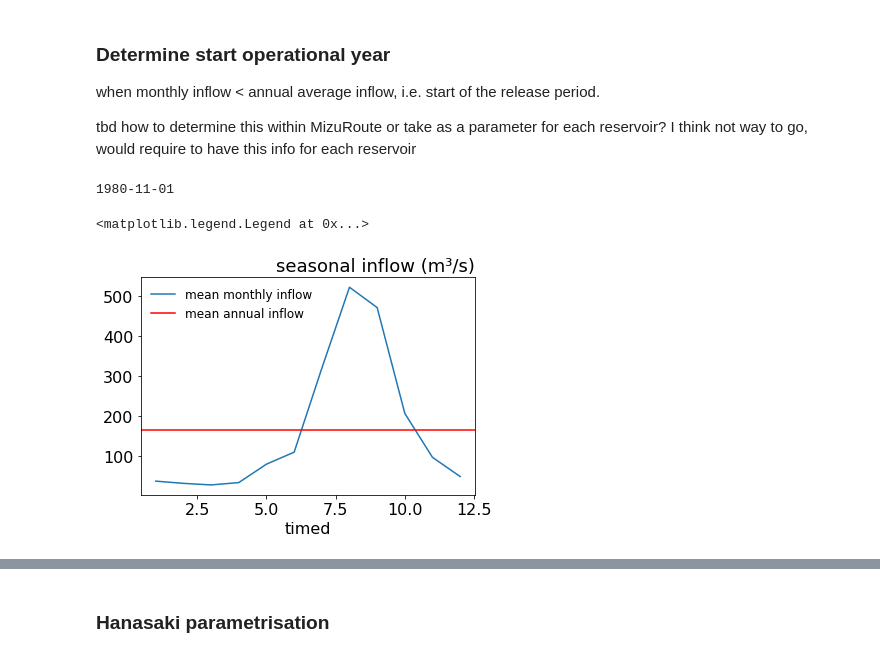
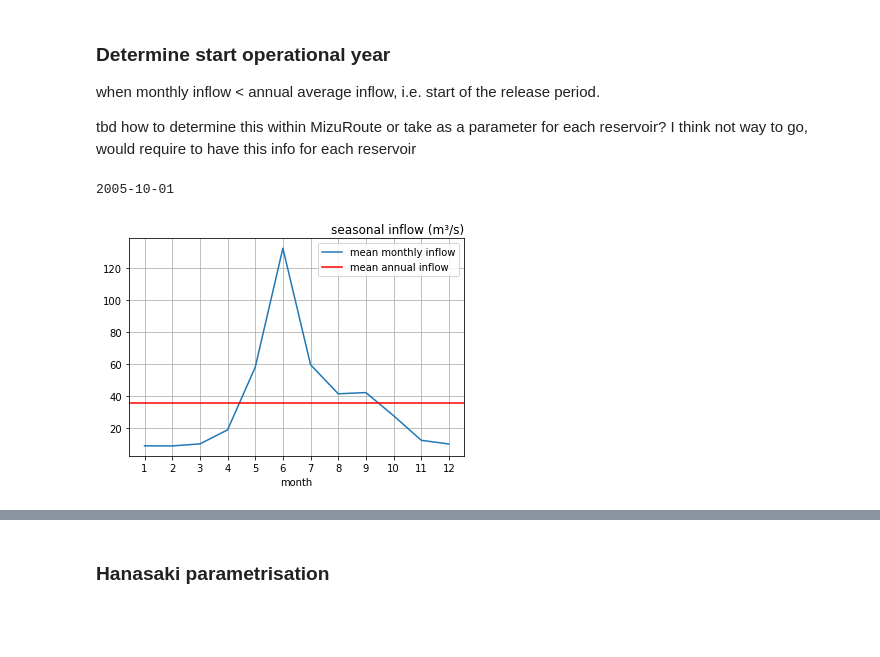
Before and after one commit to ShervanGharari/lake_models_python, a Jupyter notebook: Hanasaki/Hanasaki_Inne.ipynb, the cells around one changed output, grey strips where cells are left out. Drawn from its saved outputs; the diff is of its cells as text; code cells hidden in the pictures; blank space fills up the shorter version.

```diff
--- a/Hanasaki/Hanasaki_Inne.ipynb
+++ b/Hanasaki/Hanasaki_Inne.ipynb
@@ -20,10 +20,11 @@ metadata = pd.read_csv('observations/reservoirs_metadata.csv')
 metadata.index = metadata['name']
 
 # select reservoir name
-reservoir_name = 'Sirikit' # possible to replace by: Dickson, Bhumiboi, Waterton, Glen_canyon, Palisades, Tribity, Semione, Sirikit
+reservoir_name = 'Dickson' # possible to replace by: Dickson, Bhumiboi, Waterton, Glen_canyon, Palisades, Trinity, Semione, Sirikit
 purpose = metadata.loc[reservoir_name].purpose
 max_storage = metadata.loc[reservoir_name].capacity_mcm*10**6
 
+dead_storage = 0.1
 # load observations
 fn = 'observations/res_info_out_'+reservoir_name+'.csv'
 df = pd.read_csv(fn)
@@ -92,8 +100,8 @@ tbd how to determine this within MizuRoute or take as a parameter for each reser
 I think not way to go, would require to have this info for each reservoir
 # %%
 # extract one hydrological year - this can be done more efficiently
-inds_recharge = (mean_inflow_monthly>mean_inflow) # recharge months
-inds_release = (mean_inflow_monthly<mean_inflow) # release months
+inds_recharge = (mean_inflow_monthly>mean_inflow_yearly) # recharge months
+inds_release = (mean_inflow_monthly<mean_inflow_yearly) # release months
 
 ind_first_recharge = np.where(inds_recharge.cumsum()==1)[0].item()
 ind_first_release = inds_release[ind_first_recharge:].cumsum()==1
@@ -103,17 +111,19 @@ start_month = ind_first_release[ind_first_release == True].index.item()
 # reconfigure input year to operational years
 
 start_date = str(inflow.index.year[0])+'-'+str(start_month)+'-01'
-inflow = inflow[start_date:]
+#inflow = inflow[start_date:]
 
 print(start_date)
 # %% [output]
-1980-11-01
+2005-10-01
 # %%
 # plot mean outflow cycle
 mean_inflow_monthly.plot()
 plt.axhline(y=mean_inflow, color = 'r')
 plt.title('seasonal inflow (m³/s)', loc='right')
 plt.legend(['mean monthly inflow', 'mean annual inflow'])
+plt.xticks(np.arange(1,13));
+plt.xlabel('month')
+plt.grid()
 # %% [output]
-<matplotlib.legend.Legend at 0x...>
-[figure, old version]
+[figure, new version]
```
Also changed, not shown: parts of 18 cells of this notebook.
